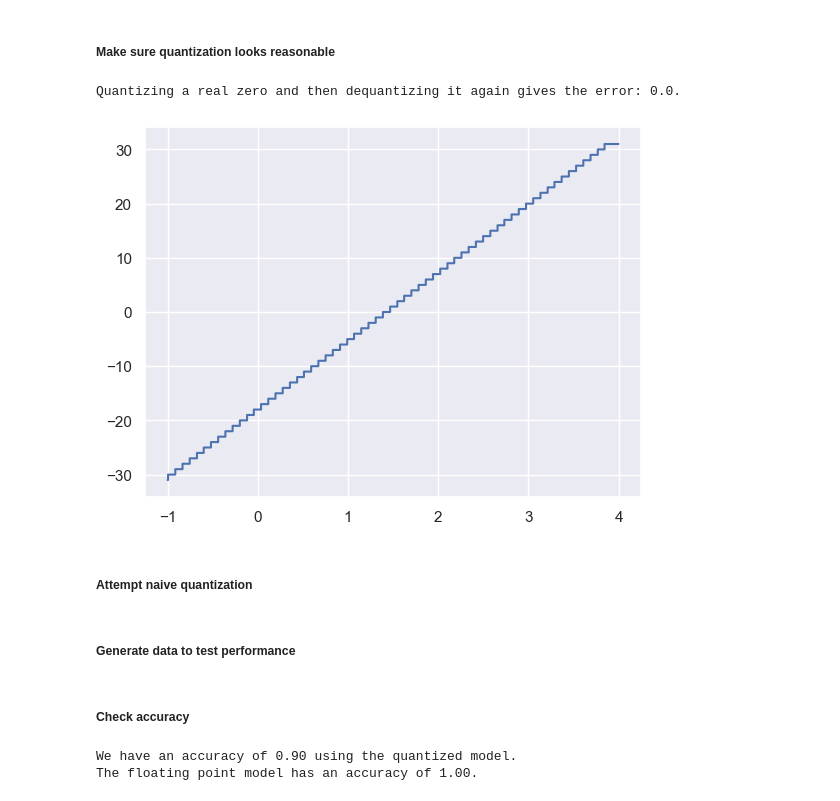
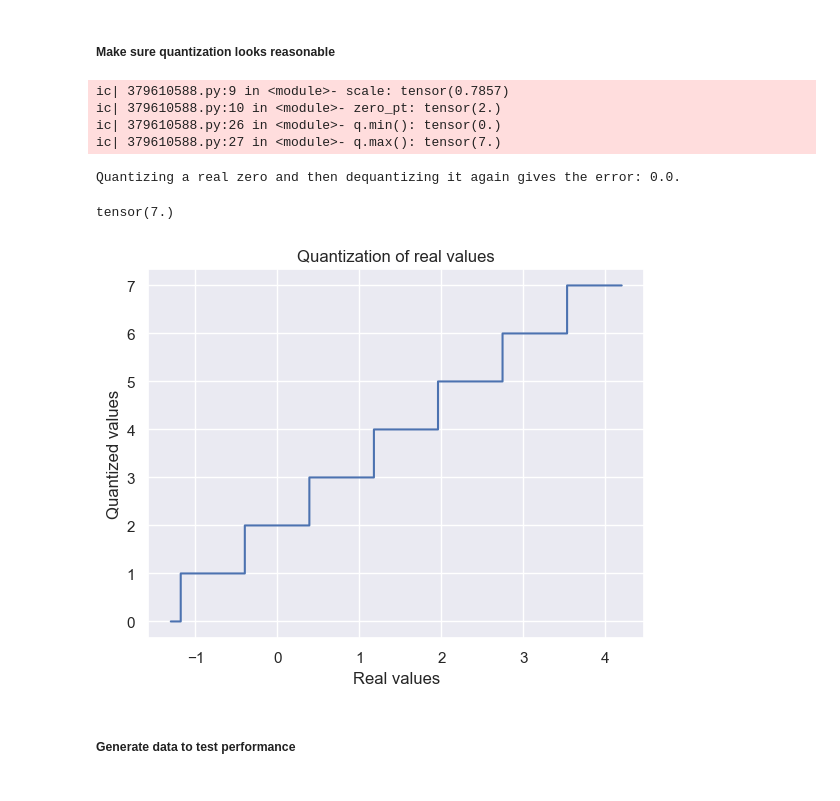
Before and after one commit to ibengtsson/GNN_decoder_quant, a Jupyter notebook: notebooks/quantization.ipynb, the cells around one changed output. Saved outputs shown, nothing was run; the diff lists cells and outputs as text; code cells hidden in the pictures.

```diff
--- a/notebooks/quantization.ipynb
+++ b/notebooks/quantization.ipynb
@@ -79,27 +78,36 @@ plot_weights(7, 4, trained_weights)
 # %%
 from src.utils import get_scale, get_zero_pt, quantize_tensor, dequantize_tensor
 
-bit_width = 6
-alpha = torch.tensor(-1)
-beta = torch.tensor(4)
+bit_width = 3
+alpha = torch.tensor(-1.3)
+beta = torch.tensor(4.2)
 
 scale = get_scale(alpha, beta, bit_width)
-zero_pt = get_zero_pt(alpha, beta, bit_width)
-
+zero_pt = get_zero_pt(alpha, beta, bit_width, signed=False)
+ic(scale)
+ic(zero_pt)
 
 r = torch.tensor(np.linspace(alpha, beta, 1000)).float()
-q = quantize_tensor(r, scale, zero_pt, bit_width=bit_width)
+q = quantize_tensor(r, scale, zero_pt, bit_width=bit_width, signed=False)
 
 fig, ax = plt.subplots()
 ax.step(r, q)
+ax.set_title("Quantization of real values")
+ax.set_xlabel("Real values")
+ax.set_ylabel("Quantized values")
 
 # quantizing a real zero and then dequantizing
 real_zero = torch.tensor(0)
 q_zero = quantize_tensor(real_zero, scale, zero_pt, bit_width=bit_width)
 new_real_zero = dequantize_tensor(q_zero, scale, zero_pt)
 print(f"Quantizing a real zero and then dequantizing it again gives the error: {real_zero - new_real_zero}.")
+ic(q.min())
+ic(q.max())
 # %% [output]
-Quantizing a real zero and then dequantizing it again gives the error: 0.0.
+ic| 379610588.py:9 in <module>- scale: tensor(0.7857)
+ic| 379610588.py:10 in <module>- zero_pt: tensor(2.)
+ic| 379610588.py:26 in <module>- q.min(): tensor(0.)
+ic| 379610588.py:27 in <module>- q.max(): tensor(7.)
+Quantizing a real zero and then dequantizing it again gives the error: 0.0.
+tensor(7.)
-[figure, old version]
+[figure, new version]
-# %% [markdown]
-##### Attempt naive quantization
@@ -186,52 +125,3 @@ for syndrome, flip in zip(syndromes, flips):
     )
     graphs.append(Data(x, edge_index, edge_attr, y))
 loader = DataLoader(graphs, batch_size=batch_size)
-# %% [markdown]
-##### Check accuracy
-# %%
-sigmoid = nn.Sigmoid()
-correct_preds = 0
-correct_preds_float = 0
-
-# run inference on simulated data
-with torch.no_grad():
-    for batch in loader:
-
-        # unzip data
-        x = batch.x
-        edge_index = batch.edge_index
-        edge_attr = batch.edge_attr
-        batch_label = batch.batch
-
-        out = model(
-            x=quantize_tensor(x, scale, zero_pt),
-            edge_index=edge_index,
-            edge_attr=quantize_tensor(edge_attr, scale, zero_pt),
-            batch=batch_label,
-        )
-
-        out_float = float_model(
-            x,
-            edge_index,
-            edge_attr,
-            batch_label,
-            fix_pt=False
-        )
-
-        # out = unquantize_tensor(out, scale, zero_pt)
-        # prediction = (sigmoid(out.detach()) > 0.5).long()
-
-        prediction = (sigmoid(out.detach()) > quantize_tensor(0.5, scale, zero_pt)).long()
-        prediction_float = (sigmoid(out_float.detach()) > 0.5).long()
-
-        target = batch.y.int()
-        correct_preds += int((prediction == target).sum())
-        correct_preds_float += int((prediction_float == target).sum())
-
-accuracy = correct_preds / n_graphs
-accuracy_float = correct_preds_float / n_graphs
-print(f"We have an accuracy of {accuracy:.2f} using the quantized model.")
-print(f"The floating point model has an accuracy of {accuracy_float:.2f}.")
-# %% [output]
-We have an accuracy of 0.90 using the quantized model.
-The floating point model has an accuracy of 1.00.
```
Also changed, not shown: parts of 6 cells of this notebook, 11 other files.
